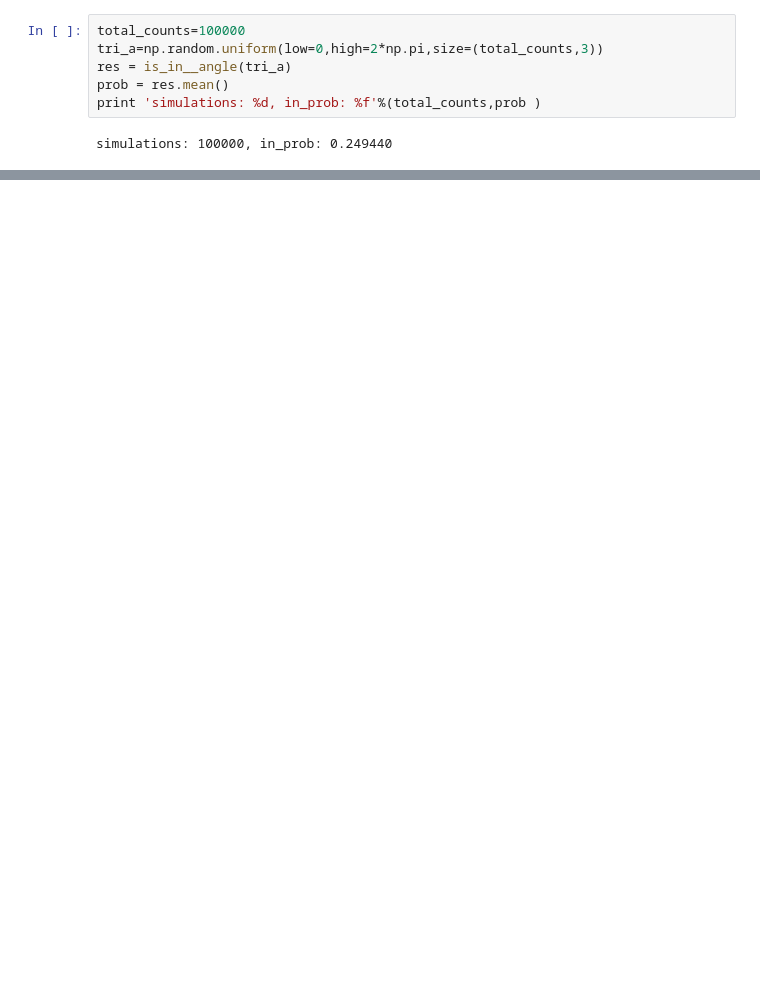
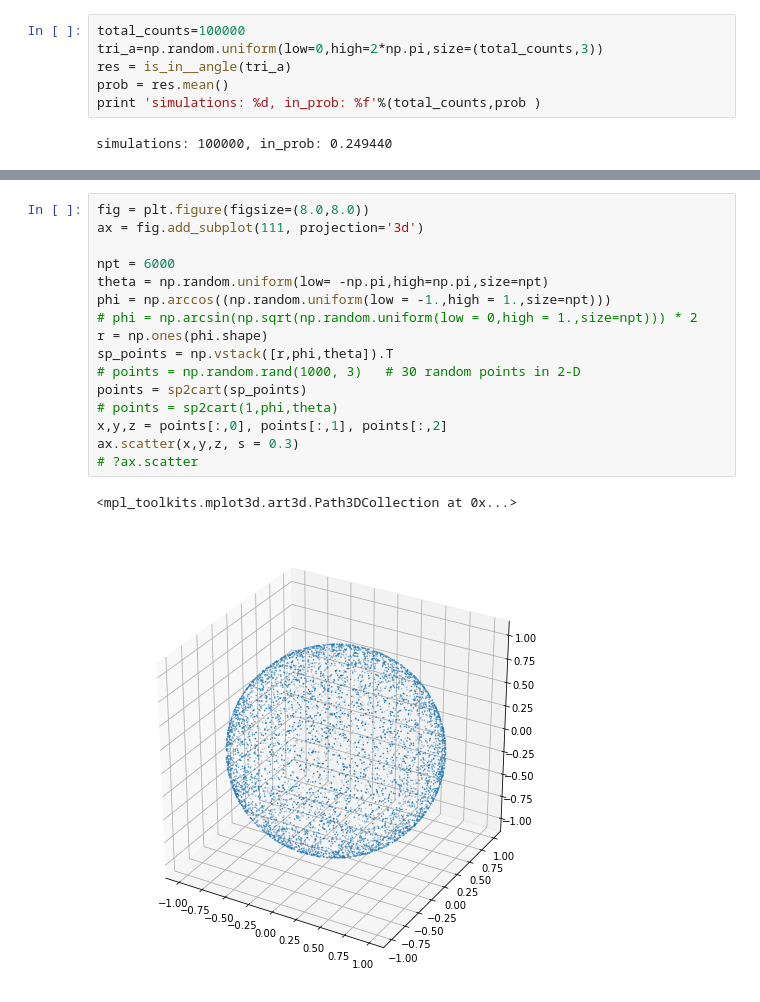
Before and after one commit to MathAndAlgo/DiscussionBoard, a Jupyter notebook: [概率论]以在球面上任意四点为顶点的四面体将球心包含在内的概率.ipynb, the cells around one changed output, grey strips where cells are left out. Cells and saved outputs as stored; diff of their text form; blank space fills up the shorter version.

```diff
--- a/[概率论]以在球面上任意四点为顶点的四面体将球心包含在内的概率.ipynb
+++ b/[概率论]以在球面上任意四点为顶点的四面体将球心包含在内的概率.ipynb
@@ -72,0 +221,19 @@ simulations: 100000, in_prob: 0.249440
+# %%
+fig = plt.figure(figsize=(8.0,8.0))
+ax = fig.add_subplot(111, projection='3d')
+
+npt = 6000
+theta = np.random.uniform(low= -np.pi,high=np.pi,size=npt)
+phi = np.arccos((np.random.uniform(low = -1.,high = 1.,size=npt)))
+# phi = np.arcsin(np.sqrt(np.random.uniform(low = 0,high = 1.,size=npt))) * 2
+r = np.ones(phi.shape)
+sp_points = np.vstack([r,phi,theta]).T
+# points = np.random.rand(1000, 3)   # 30 random points in 2-D
+points = sp2cart(sp_points)
+# points = sp2cart(1,phi,theta)
+x,y,z = points[:,0], points[:,1], points[:,2]
+ax.scatter(x,y,z, s = 0.3)
+# ?ax.scatter
+# %% [output]
+<mpl_toolkits.mplot3d.art3d.Path3DCollection at 0x...>
+[figure, added]
```
Also changed, not shown: parts of 11 cells of this notebook.
